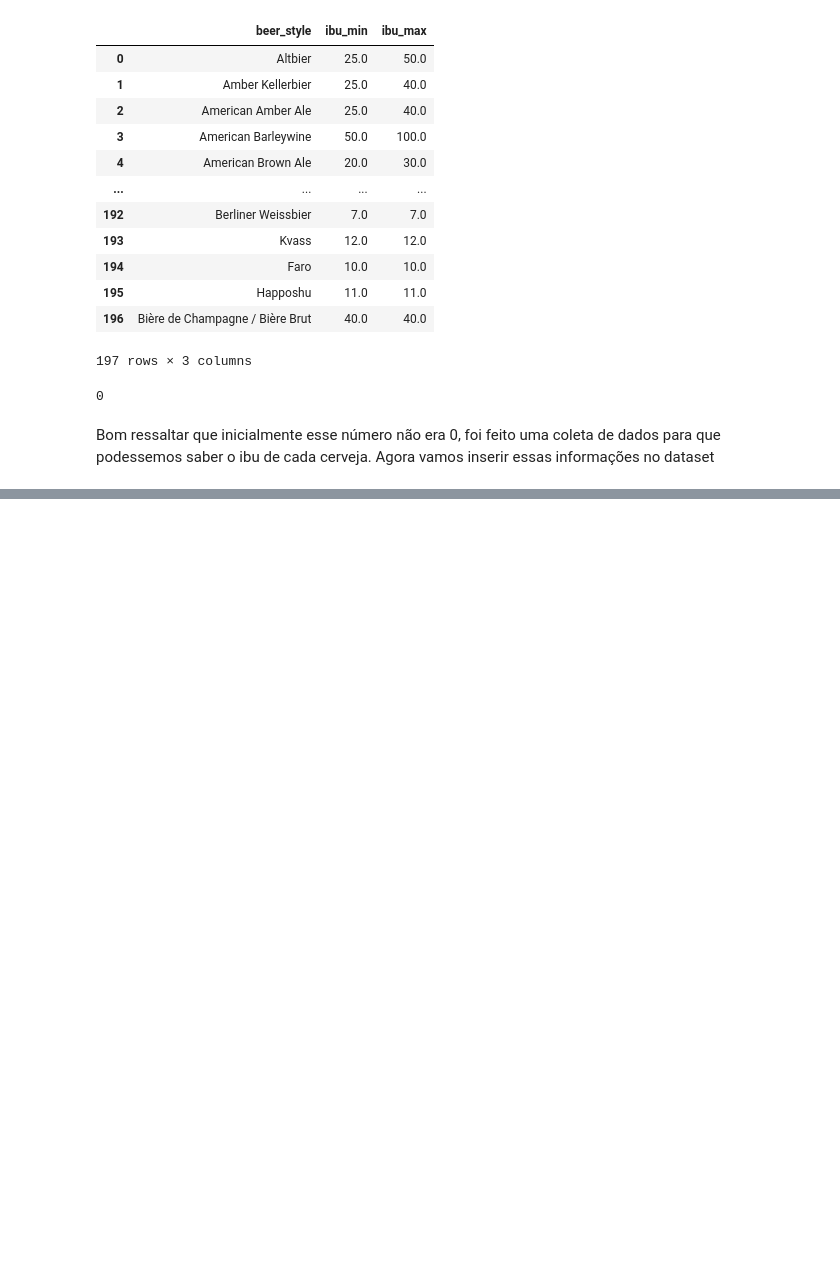
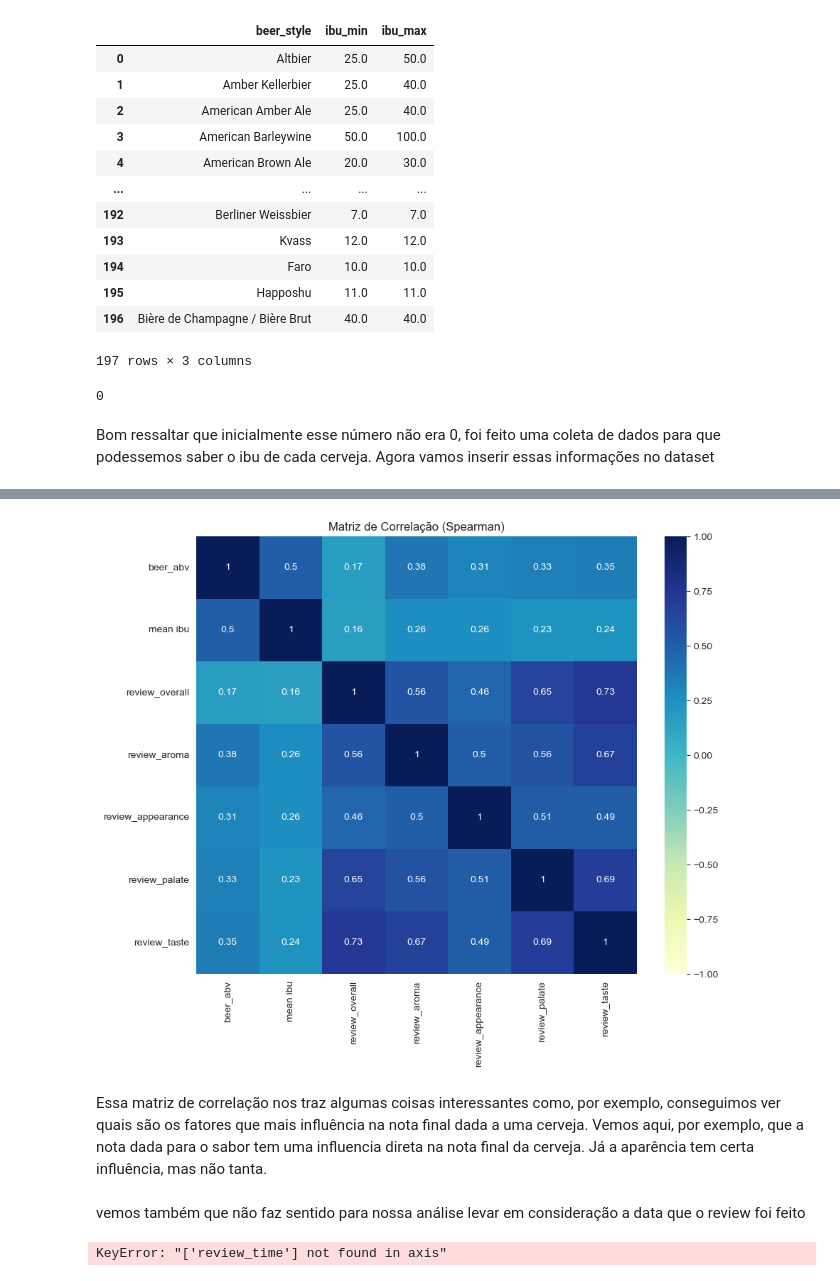
Before and after one commit to arturnovais/pad-recomendacao2023, a Jupyter notebook: pad.ipynb, the cells around one changed output, grey strips where cells are left out. Drawn from its saved outputs; the diff is of its cells as text; code cells hidden in the pictures; blank space fills up the shorter version.

```diff
--- a/pad.ipynb
+++ b/pad.ipynb
@@ -323,0 +334,4 @@ df
+# %%
+df['mean ibu'] = (df['ibu_min'] + df['ibu_max'])/2
+# %%
+df = df.drop(columns=['ibu_min', 'ibu_max'],axis=1)
@@ -323,0 +340,23 @@ df
+# %%
+df_c = ['beer_abv','mean ibu']
+df_c.extend(review_colunms)
+
+df_cc = df[df_c]
+# %%
+correlation_matrix = df_cc.corr(method='spearman')
+
+# Plotando a matriz de correlação como um heatmap
+plt.figure(figsize=(10, 8))
+sns.heatmap(correlation_matrix, annot=True, cmap='YlGnBu', vmin=-1, vmax=1)
+plt.title('Matriz de Correlação (Spearman)')
+plt.show()
+# %% [output]
+[figure, added]
+# %% [markdown]
+Essa matriz de correlação nos traz algumas coisas interessantes como, por exemplo, conseguimos ver quais são os fatores que mais influência na nota final dada a uma cerveja. Vemos aqui, por exemplo, que a nota dada para o sabor tem uma influencia direta na nota final da cerveja. Já a aparência tem certa influência, mas não tanta.
+# %% [markdown]
+vemos também que não faz sentido para nossa análise levar em consideração a data que o review foi feito
+# %%
+df = df.drop(columns=['review_time'],axis=1)
+# %% [output]
+KeyError: "['review_time'] not found in axis"
```
Also changed, not shown: parts of 28 cells of this notebook.
